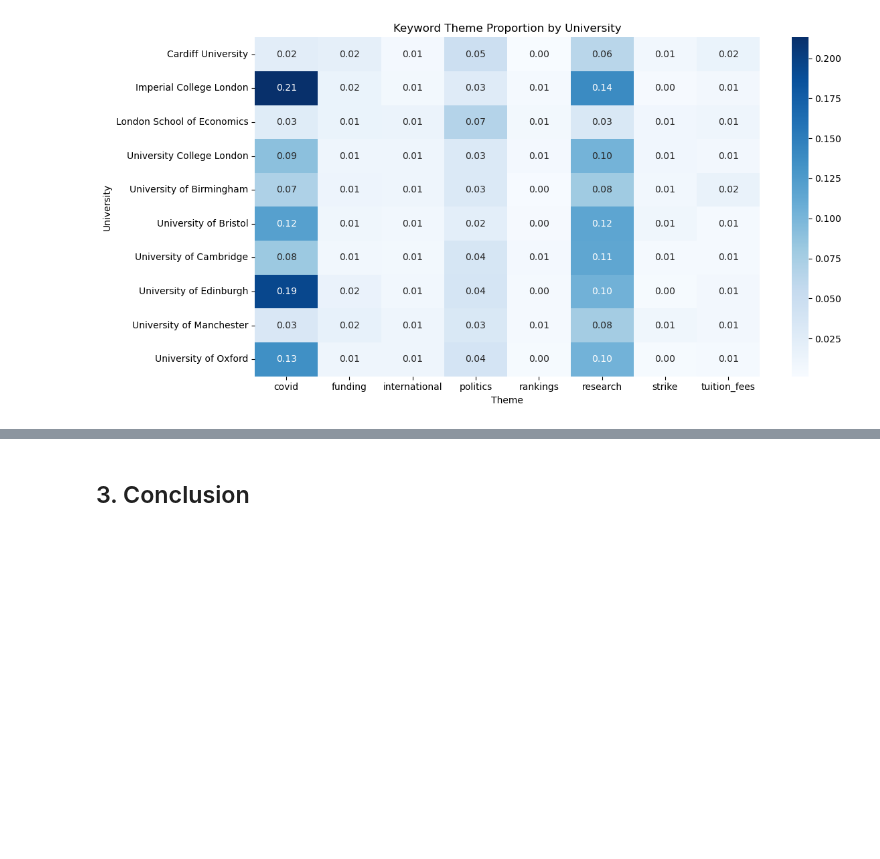
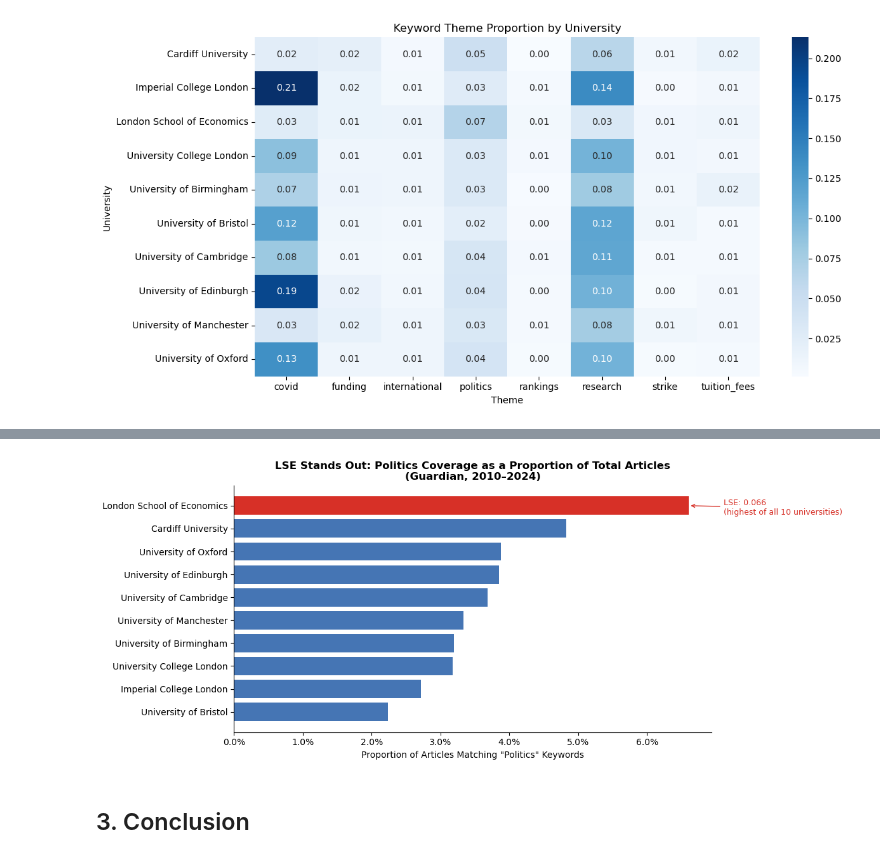
Before and after one commit to ruoxuannn/st115-guardian-project, a Jupyter notebook: shrinithi_themes.ipynb, the cells around one changed output, grey strips where cells are left out. Drawn from its saved outputs; the diff is of its cells as text; code cells hidden in the pictures; blank space fills up the shorter version.

```diff
--- a/shrinithi_themes.ipynb
+++ b/shrinithi_themes.ipynb
@@ -240,3 +267,33 @@ plt.show()
+# %%
+# --- Explanatory Plot 1 ---
+# Highlight: LSE's disproportionate politics coverage vs other universities
+
+fig, ax = plt.subplots(figsize=(12, 5))
+
+politics_data = keyword_pivot_norm['politics'].sort_values(ascending=True)
+colours = ['#d73027' if uni == 'London School of Economics' else '#4575b4' for uni in politics_data.index]
+
+bars = ax.barh(politics_data.index, politics_data.values, color=colours)
+
+# Annotate the LSE bar
+lse_val = politics_data['London School of Economics']
+ax.annotate(
+    f'LSE: {lse_val:.3f}\n(highest of all 10 universities)',
+    xy=(lse_val, politics_data.index.tolist().index('London School of Economics')),
+    xytext=(lse_val + 0.005, politics_data.index.tolist().index('London School of Economics') - 0.4),
+    fontsize=9,
+    color='#d73027',
+    arrowprops=dict(arrowstyle='->', color='#d73027')
+)
+
+ax.set_xlabel('Proportion of Articles Matching "Politics" Keywords')
+ax.set_title('LSE Stands Out: Politics Coverage as a Proportion of Total Articles\n(Guardian, 2010–2024)', fontweight='bold')
+ax.xaxis.set_major_formatter(mticker.PercentFormatter(xmax=1, decimals=1))
+sns.despine()
+plt.tight_layout()
+plt.show()
+# %% [output]
+[figure, added]
 # %% [markdown]
 ## 3. Conclusion
 # %% [markdown]
```
Also changed, not shown: parts of 12 cells of this notebook.
